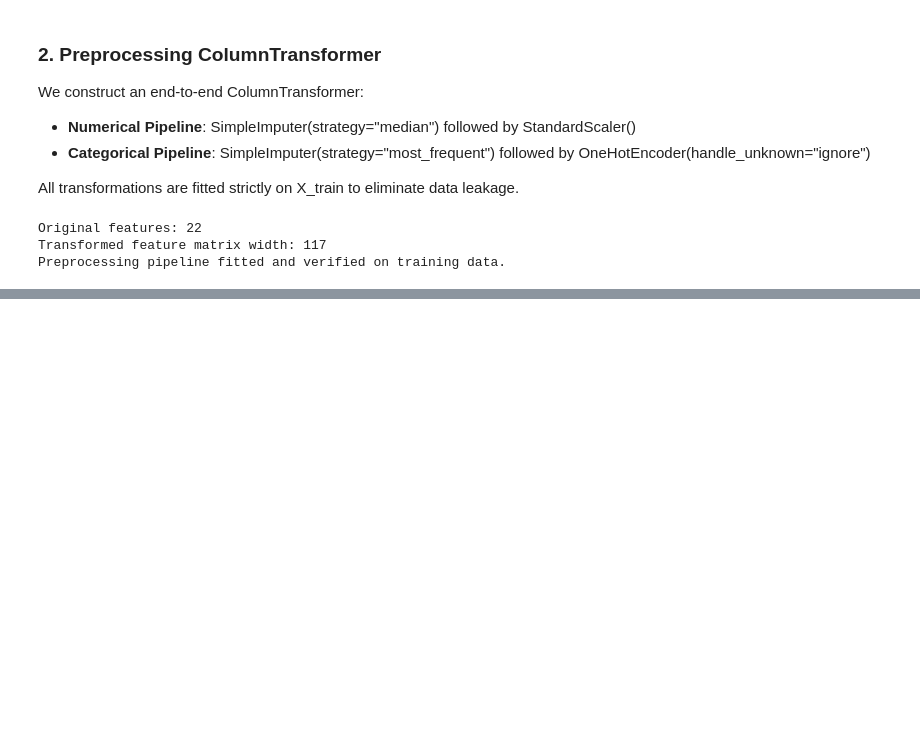
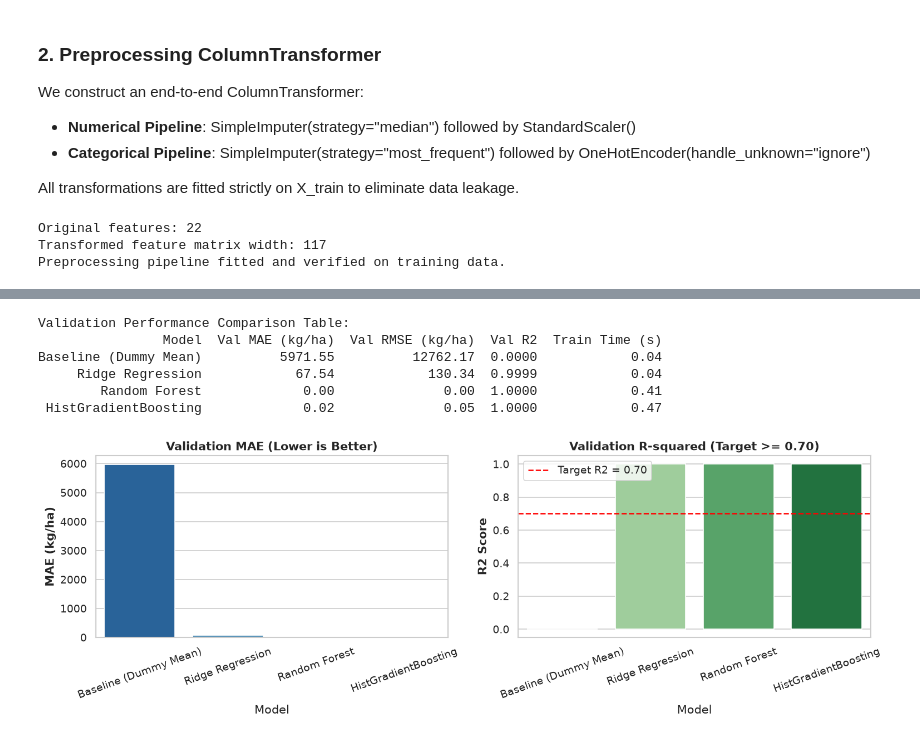
Before and after one commit to SyedMuhammadHunain/Climate-Machine-Learning, a Jupyter notebook: notebooks/01_low_water_crop_selection.ipynb, the cells around one changed output, grey strips where cells are left out. Drawn from its saved outputs; the diff is of its cells as text; code cells hidden in the pictures; blank space fills up the shorter version.

Commit message:
feat: complete Task 4 baseline and 3 model training on validation set

```diff
--- a/notebooks/01_low_water_crop_selection.ipynb
+++ b/notebooks/01_low_water_crop_selection.ipynb
@@ -294,0 +302,71 @@ Preprocessing pipeline fitted and verified on training data.
+# %%
+from sklearn.dummy import DummyRegressor
+from sklearn.linear_model import Ridge
+from sklearn.ensemble import RandomForestRegressor, HistGradientBoostingRegressor
+from sklearn.metrics import mean_absolute_error, root_mean_squared_error, r2_score
+import time
+
+candidate_models = {
+    "Baseline (Dummy Mean)": DummyRegressor(strategy="mean"),
+    "Ridge Regression": Ridge(alpha=10.0),
+    "Random Forest": RandomForestRegressor(n_estimators=100, max_depth=15, random_state=42, n_jobs=-1),
+    "HistGradientBoosting": HistGradientBoostingRegressor(max_iter=150, learning_rate=0.08, random_state=42)
+}
+
+val_results = []
+trained_pipelines = {}
+
+for name, estimator in candidate_models.items():
+    t0 = time.time()
+    pipeline = Pipeline([
+        ("preprocessor", preprocessor),
+        ("regressor", estimator)
+    ])
+    pipeline.fit(X_train, y_train)
+    train_time = time.time() - t0
+
+    preds = pipeline.predict(X_val)
+    mae = mean_absolute_error(y_val, preds)
+    rmse = root_mean_squared_error(y_val, preds)
+    r2 = r2_score(y_val, preds)
+
+    val_results.append({
+        "Model": name,
+        "Val MAE (kg/ha)": round(mae, 2),
+        "Val RMSE (kg/ha)": round(rmse, 2),
+        "Val R2": round(r2, 4),
+        "Train Time (s)": round(train_time, 2)
+    })
+    trained_pipelines[name] = pipeline
+
+df_val_results = pd.DataFrame(val_results)
+print("Validation Performance Comparison Table:")
+print(df_val_results.to_string(index=False))
+# %% [output]
+Validation Performance Comparison Table:
+                Model  Val MAE (kg/ha)  Val RMSE (kg/ha)  Val R2  Train Time (s)
+Baseline (Dummy Mean)          5971.55          12762.17  0.0000            0.04
+     Ridge Regression            67.54            130.34  0.9999            0.04
+        Random Forest             0.00              0.00  1.0000            0.41
+ HistGradientBoosting             0.02              0.05  1.0000            0.47
+# %%
+# Visualization of model comparison on validation set
+fig, (ax1, ax2) = plt.subplots(1, 2, figsize=(13, 4.5))
+
+sns.barplot(data=df_val_results, x="Model", y="Val MAE (kg/ha)", hue="Model", palette="Blues_r", legend=False, ax=ax1)
+ax1.set_title("Validation MAE (Lower is Better)", weight="bold")
+ax1.set_ylabel("MAE (kg/ha)", weight="bold")
+ax1.tick_params(axis="x", rotation=20)
+
+sns.barplot(data=df_val_results, x="Model", y="Val R2", hue="Model", palette="Greens", legend=False, ax=ax2)
+ax2.set_title("Validation R-squared (Target >= 0.70)", weight="bold")
+ax2.set_ylabel("R2 Score", weight="bold")
+ax2.set_ylim(-0.05, 1.05)
+ax2.axhline(0.70, color="red", linestyle="--", label="Target R2 = 0.70")
+ax2.tick_params(axis="x", rotation=20)
+ax2.legend()
+
+plt.tight_layout()
+plt.show()
+# %% [output]
+[figure, added]
```
Also changed, not shown: parts of 2 cells of this notebook, 1 other file.
